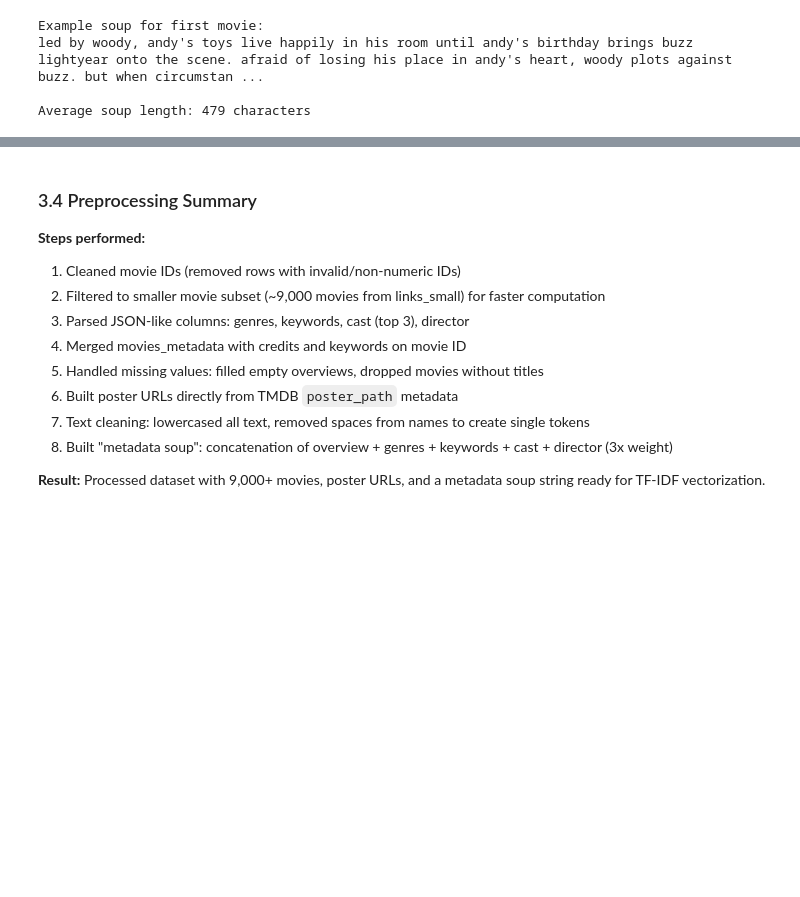
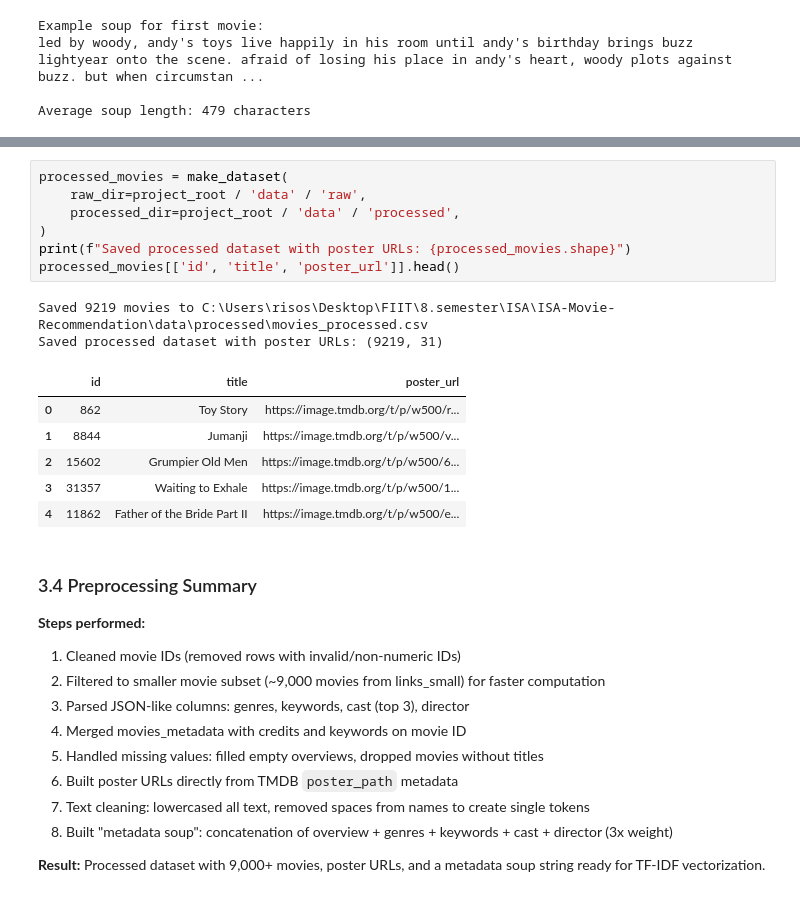
Before and after one commit to riso1410/ISA-Movie-Recommendation, a Jupyter notebook: notebooks/experiments.ipynb, the cells around one changed output, grey strips where cells are left out. Drawn from its saved outputs; the diff is of its cells as text; blank space fills up the shorter version.

Commit message:
poster_url fix

```diff
--- a/notebooks/experiments.ipynb
+++ b/notebooks/experiments.ipynb
@@ -466,3 +450,19 @@ Saved processed dataset: (9219, 11)
+# %%
+processed_movies = make_dataset(
+    raw_dir=project_root / 'data' / 'raw',
+    processed_dir=project_root / 'data' / 'processed',
+)
+print(f"Saved processed dataset with poster URLs: {processed_movies.shape}")
+processed_movies[['id', 'title', 'poster_url']].head()
+# %% [output]
+Saved 9219 movies to C:\Users\risos\Desktop\FIIT\8.semester\ISA\ISA-Movie-Recommendation\data\processed\movies_processed.csv
+Saved processed dataset with poster URLs: (9219, 31)
+|  | id | title | poster_url |
+| 0 | 862 | Toy Story | https://image.tmdb.org/t/p/w500/r... |
+| 1 | 8844 | Jumanji | https://image.tmdb.org/t/p/w500/v... |
+| 2 | 15602 | Grumpier Old Men | https://image.tmdb.org/t/p/w500/6... |
+| 3 | 31357 | Waiting to Exhale | https://image.tmdb.org/t/p/w500/1... |
+| 4 | 11862 | Father of the Bride Part II | https://image.tmdb.org/t/p/w500/e... |
 # %% [markdown]
 ### 3.4 Preprocessing Summary
 
```
Also changed, not shown: parts of 12 cells of this notebook, 3 other files.
